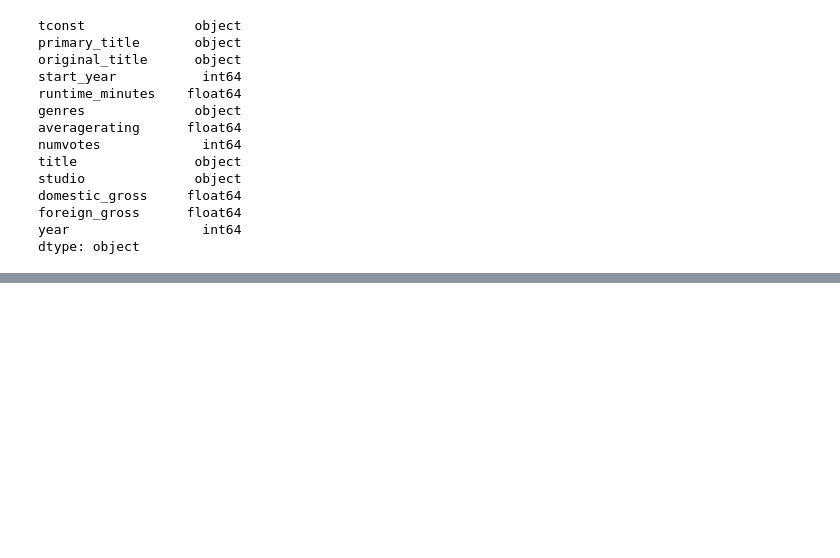
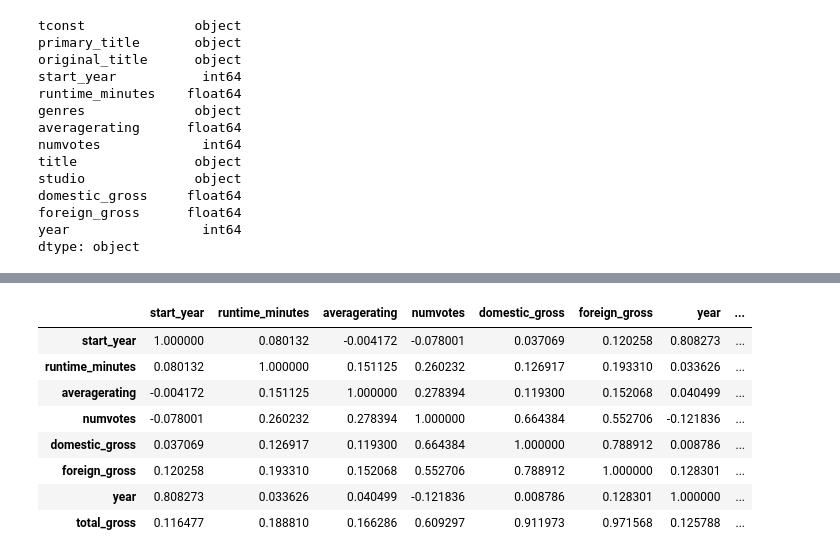
Before and after one commit to raizelistaken/MovieAnalysis, a Jupyter notebook: dsc-phase1-project-template.ipynb, the cells around one changed output, grey strips where cells are left out. Drawn from its saved outputs; the diff is of its cells as text; code cells hidden in the pictures; blank space fills up the shorter version.

```diff
--- a/dsc-phase1-project-template.ipynb
+++ b/dsc-phase1-project-template.ipynb
@@ -673,0 +693,12 @@ q3.head()
+# %%
+q3.corr()
+# %% [output]
+|  | start_year | runtime_minutes | averagerating | numvotes | domestic_gross | foreign_gross | year | ... |
+| start_year | 1.000000 | 0.080132 | -0.004172 | -0.078001 | 0.037069 | 0.120258 | 0.808273 | ... |
+| runtime_minutes | 0.080132 | 1.000000 | 0.151125 | 0.260232 | 0.126917 | 0.193310 | 0.033626 | ... |
+| averagerating | -0.004172 | 0.151125 | 1.000000 | 0.278394 | 0.119300 | 0.152068 | 0.040499 | ... |
+| numvotes | -0.078001 | 0.260232 | 0.278394 | 1.000000 | 0.664384 | 0.552706 | -0.121836 | ... |
+| domestic_gross | 0.037069 | 0.126917 | 0.119300 | 0.664384 | 1.000000 | 0.788912 | 0.008786 | ... |
+| foreign_gross | 0.120258 | 0.193310 | 0.152068 | 0.552706 | 0.788912 | 1.000000 | 0.128301 | ... |
+| year | 0.808273 | 0.033626 | 0.040499 | -0.121836 | 0.008786 | 0.128301 | 1.000000 | ... |
+| total_gross | 0.116477 | 0.188810 | 0.166286 | 0.609297 | 0.911973 | 0.971568 | 0.125788 | ... |
```
Also changed, not shown: parts of 3 cells of this notebook.
